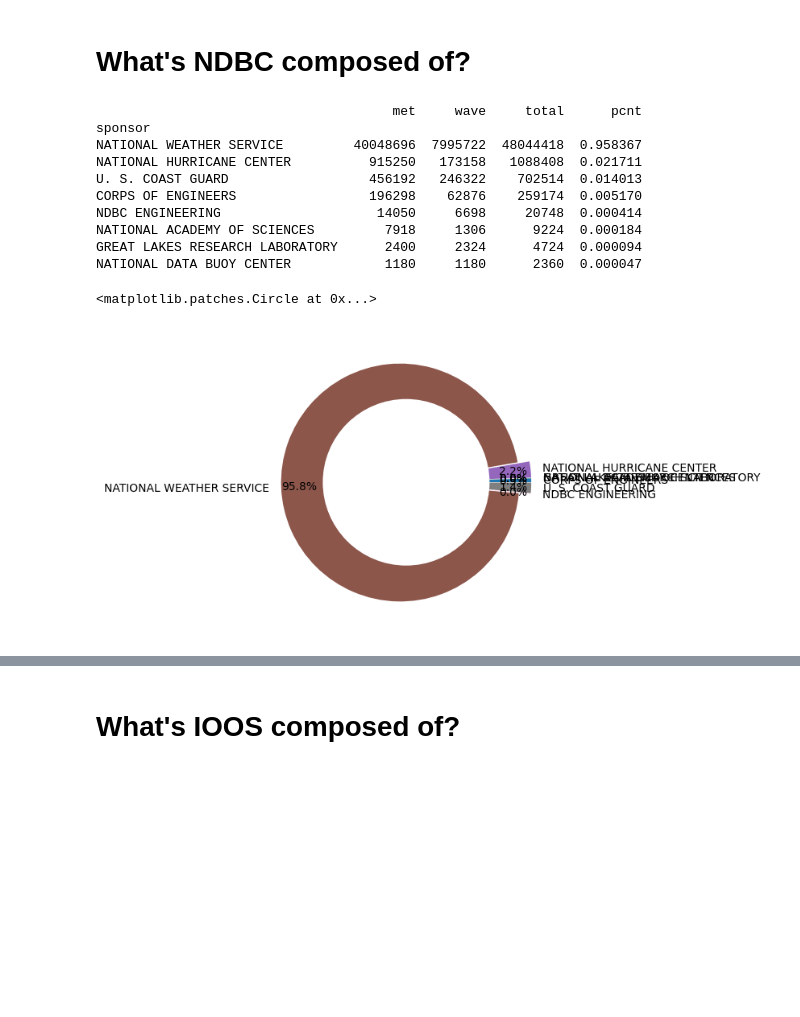
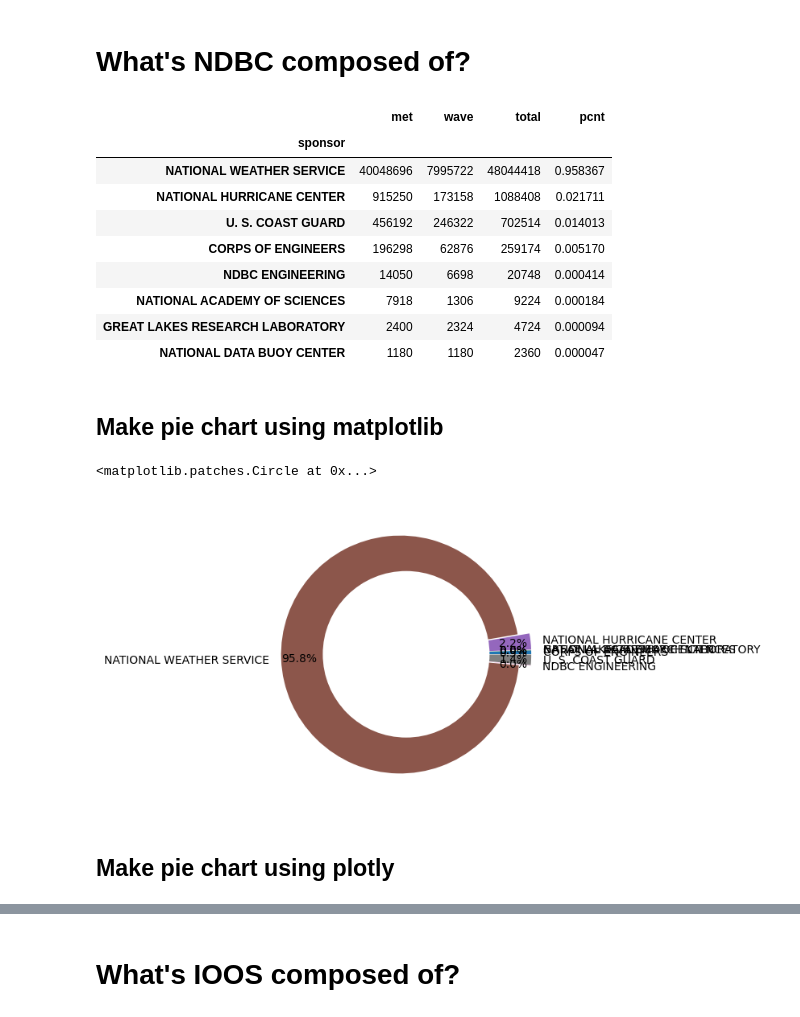
Before and after one commit to ioos/ioos_metrics, a Jupyter notebook: GTS_Totals_weather_act.ipynb, the cells around one changed output, grey strips where cells are left out. Cells and saved outputs as stored; diff of their text form; code cells hidden in the pictures; blank space fills up the shorter version.

```diff
--- a/GTS_Totals_weather_act.ipynb
+++ b/GTS_Totals_weather_act.ipynb
@@ -176,18 +198,31 @@ grp_out.loc[grp_out['pcnt']<0.02].index.tolist()
  'WOODS HOLE OCEANOGRAPHIC INSTITUTION']
 # %% [markdown]
 # What's NDBC composed of?
+# %%
+df_ndbc['total'] = df_ndbc['met'] + df_ndbc['wave']
+df_ndbc["time (UTC)"] = df_ndbc["time (UTC)"].dt.tz_localize(None)
+
+ndbc_group = df_ndbc.groupby(by=['sponsor'])
+
+grp = ndbc_group[['met','wave','total']].sum()
+
+grp_out = grp.assign(pcnt = grp['total'] / grp['total'].sum())
+
+grp_out.sort_values(by='pcnt', ascending=False)
+# %% [output]
+|  | met | wave | total | pcnt |
+| sponsor |  |  |  |  |
+| NATIONAL WEATHER SERVICE | 40048696 | 7995722 | 48044418 | 0.958367 |
+| NATIONAL HURRICANE CENTER | 915250 | 173158 | 1088408 | 0.021711 |
+| U. S. COAST GUARD | 456192 | 246322 | 702514 | 0.014013 |
+| CORPS OF ENGINEERS | 196298 | 62876 | 259174 | 0.005170 |
+| NDBC ENGINEERING | 14050 | 6698 | 20748 | 0.000414 |
+| NATIONAL ACADEMY OF SCIENCES | 7918 | 1306 | 9224 | 0.000184 |
+| GREAT LAKES RESEARCH LABORATORY | 2400 | 2324 | 4724 | 0.000094 |
+| NATIONAL DATA BUOY CENTER | 1180 | 1180 | 2360 | 0.000047 |
+# %% [markdown]
+## Make pie chart using matplotlib
 # %%
-df_ndbc['total'] = df_ndbc['met'] + df_ndbc['wave']
-df_ndbc["time (UTC)"] = df_ndbc["time (UTC)"].dt.tz_localize(None)
-
-ndbc_group = df_ndbc.groupby(by=['sponsor'])
-
-grp = ndbc_group[['met','wave','total']].sum()
-
-grp_out = grp.assign(pcnt = grp['total'] / grp['total'].sum())
-
-print(grp_out.sort_values(by='pcnt', ascending=False))
-
 explode = 0.05*np.ones(len(grp_out))
 
 grp_out['total'].plot.pie(rotatelabels=False,
@@ -205,18 +240,10 @@ fig = plt.gcf()
 # Adding Circle in Pie chart
 fig.gca().add_artist(centre_circle)
 # %% [output]
-                                      met     wave     total      pcnt
-sponsor
-NATIONAL WEATHER SERVICE         40048696  7995722  48044418  0.958367
-NATIONAL HURRICANE CENTER          915250   173158   1088408  0.021711
-U. S. COAST GUARD                  456192   246322    702514  0.014013
-CORPS OF ENGINEERS                 196298    62876    259174  0.005170
-NDBC ENGINEERING                    14050     6698     20748  0.000414
-NATIONAL ACADEMY OF SCIENCES         7918     1306      9224  0.000184
-GREAT LAKES RESEARCH LABORATORY      2400     2324      4724  0.000094
-NATIONAL DATA BUOY CENTER            1180     1180      2360  0.000047
+<matplotlib.patches.Circle at 0x...>
-<matplotlib.patches.Circle at 0x...>
 [figure]
+# %% [markdown]
+## Make pie chart using plotly
 # %%
 import plotly.express as px
 fig = px.pie(grp_out,
```
Also changed, not shown: parts of 18 cells of this notebook.
